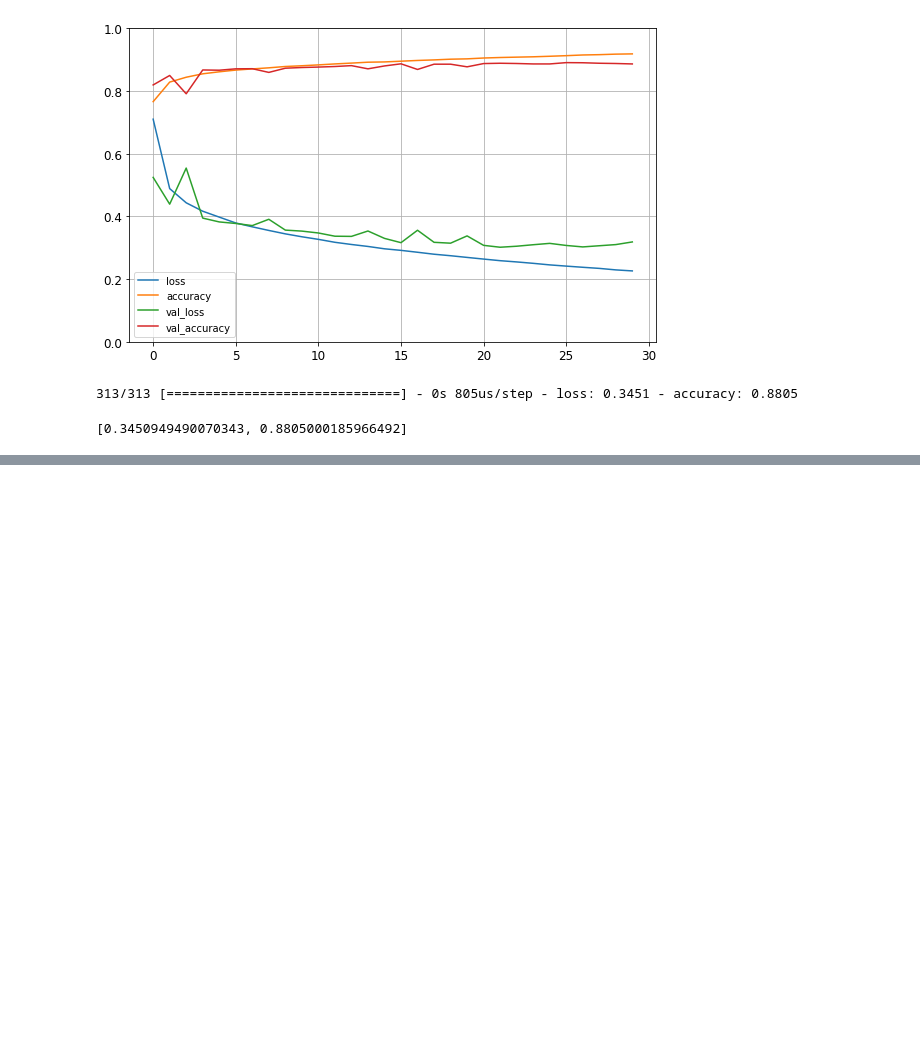
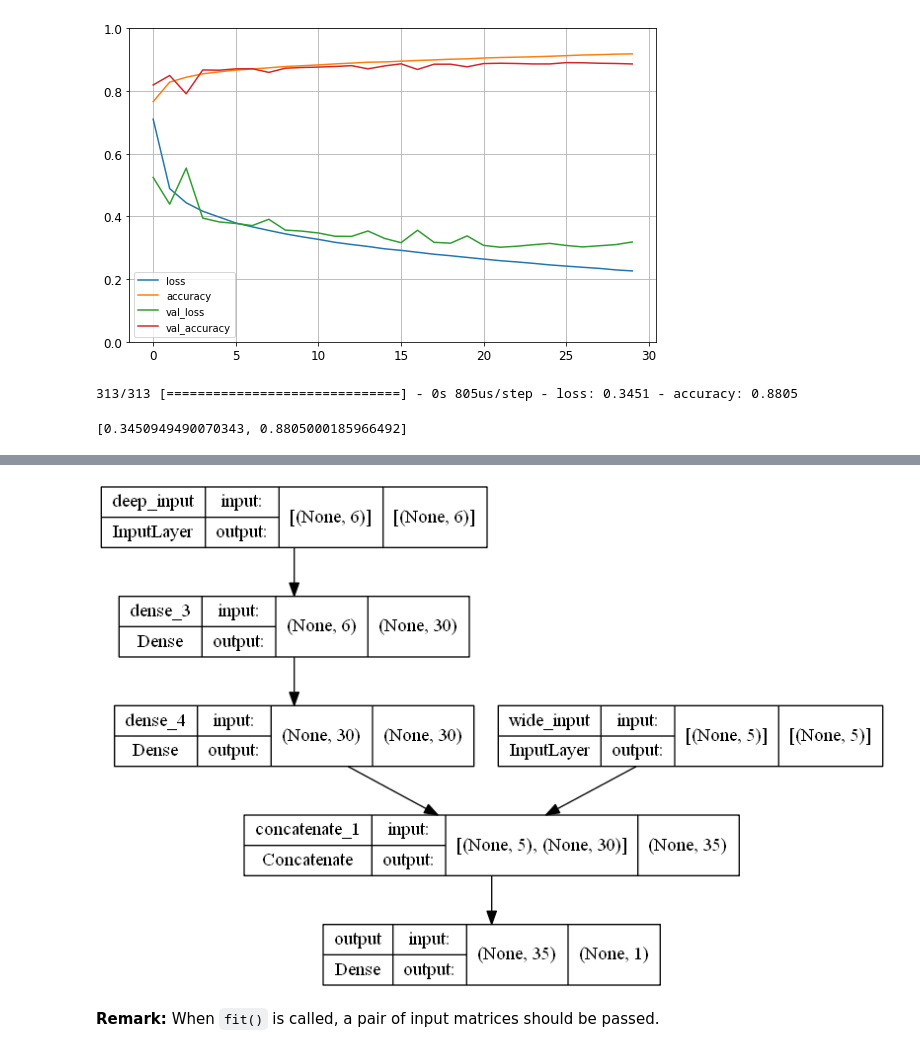
Before and after one commit to minhngt62/handson-ml, a Jupyter notebook: Chapter 10 - Artificial Neural Networks with Keras.ipynb, the cells around one changed output, grey strips where cells are left out. Drawn from its saved outputs; the diff is of its cells as text; code cells hidden in the pictures; blank space fills up the shorter version.

```diff
--- a/Chapter 10 - Artificial Neural Networks with Keras.ipynb
+++ b/Chapter 10 - Artificial Neural Networks with Keras.ipynb
@@ -531,0 +595,16 @@ array([[0.38856643],
+# %%
+# Build a neural network that receives multiple inputs (1 dataset split by feature)
+input_A = keras.layers.Input(shape=[5], name="wide_input")
+input_B = keras.layers.Input(shape=[6], name="deep_input")
+hidden1 = keras.layers.Dense(30, activation="relu")(input_B)
+hidden2 = keras.layers.Dense(30, activation="relu")(hidden1)
+concat = keras.layers.concatenate([input_A, hidden2])
+output = keras.layers.Dense(1, name="output")(concat)
+model = keras.models.Model(inputs=[input_A, input_B], outputs=[output]) # notice to specify 2 inputs
+# %%
+# Summarize the model
+keras.utils.plot_model(model, "images/chapter10_ann/my_wide_deep_model3.png", show_shapes=True)
+# %% [output]
+[figure, added]
+# %% [markdown]
+**Remark:** When `fit()` is called, a pair of input matrices should be passed.
```
Also changed, not shown: parts of 30 cells of this notebook, 3 other files.
